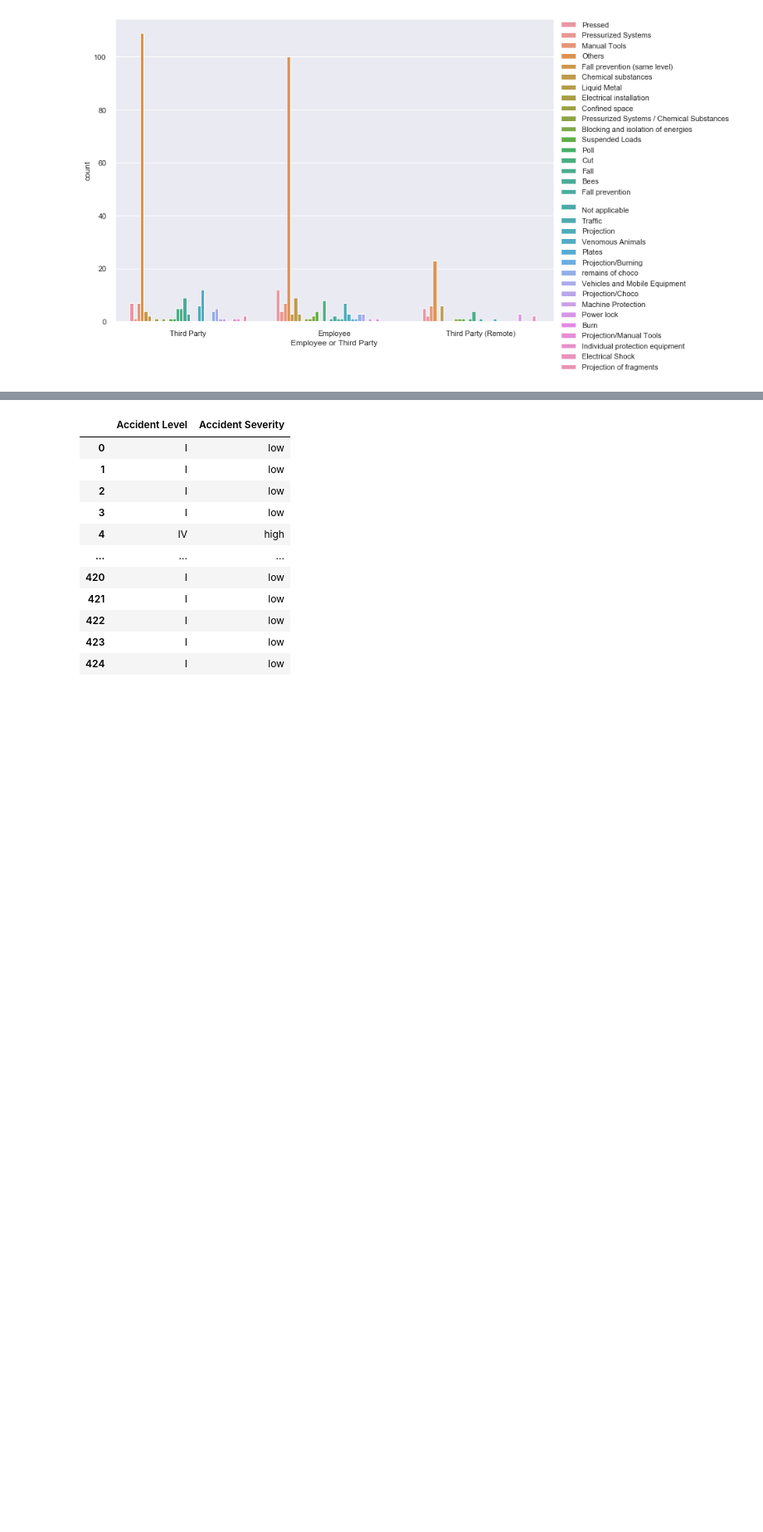
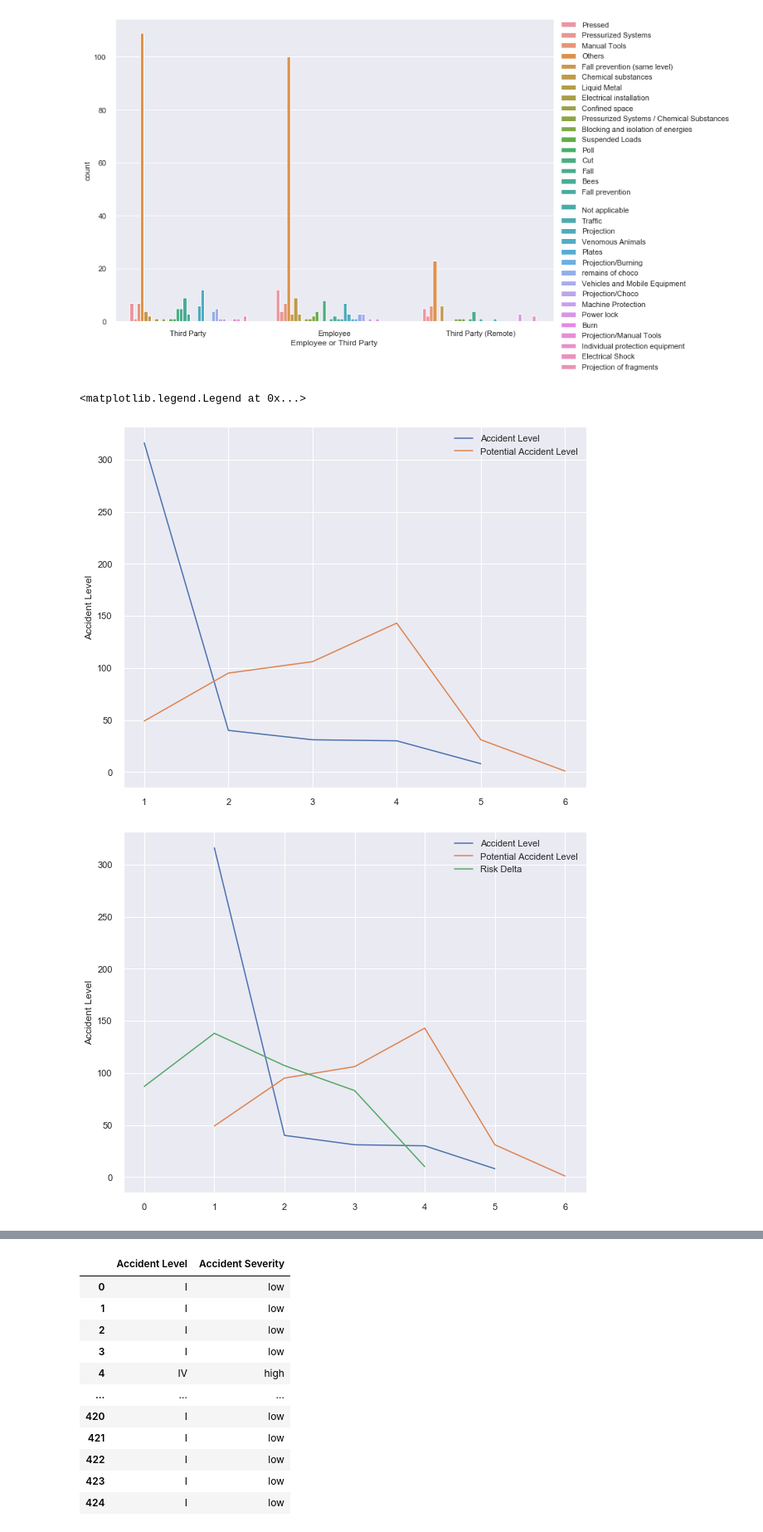
Before and after one commit to gowniyan-s/aiml-chatbot-indsafe, a Jupyter notebook: capstone-eda_combined.ipynb, the cells around one changed output, grey strips where cells are left out. Shown at 83% size. Saved outputs shown, nothing was run; the diff lists cells and outputs as text; code cells hidden in the pictures; blank space fills up the shorter version.

```diff
--- a/capstone-eda_combined.ipynb
+++ b/capstone-eda_combined.ipynb
@@ -158,3 +158,38 @@ plt.legend(bbox_to_anchor=(1.01, 1),borderaxespad=0)
 # %% [output]
 <matplotlib.legend.Legend at 0x...>
 [figure]
+# %%
+level_map = {'I': 1, 'II': 2,'III': 3 , 'IV' : 4, 'V': 5, 'VI' : 6}
+industrial_safety_df['Accident Level'] = pd.Series([level_map[x] for x in industrial_safety_df['Accident Level']], index=industrial_safety_df.index)
+industrial_safety_df['Potential Accident Level'] = pd.Series([level_map[x] for x in industrial_safety_df['Potential Accident Level']], index=industrial_safety_df.index)
+industrial_safety_df['Risk_differnce'] = industrial_safety_df['Potential Accident Level'] - industrial_safety_df['Accident Level']
+
+acc_level = industrial_safety_df['Accident Level'].value_counts()
+
+risk_delta = industrial_safety_df['Risk_differnce'].value_counts()
+
+potential_acc_level = industrial_safety_df['Potential Accident Level'].value_counts()
+
+
+
+## The first plot below shows the distribution of incidents
+## The blue line represents the Severity of the accident
+## the yellow line represents the potential severity
+## The second plot we added a line to indicate the difference in risk
+
+
+plt.figure(figsize=(10,8))
+sns.lineplot(y=acc_level, x=acc_level.index)
+sns.lineplot(y=potential_acc_level, x=potential_acc_level.index)
+plt.legend(labels=['Accident Level', 'Potential Accident Level'])
+
+
+plt.figure(figsize=(10,8))
+sns.lineplot(y=acc_level, x=acc_level.index)
+sns.lineplot(y=potential_acc_level, x=potential_acc_level.index)
+sns.lineplot(y=risk_delta, x=risk_delta.index)
+plt.legend(labels=['Accident Level', 'Potential Accident Level', 'Risk Delta'])
+# %% [output]
+<matplotlib.legend.Legend at 0x...>
+[figure, added]
+[figure, added]
```
Also changed, not shown: parts of 1 cell of this notebook.
